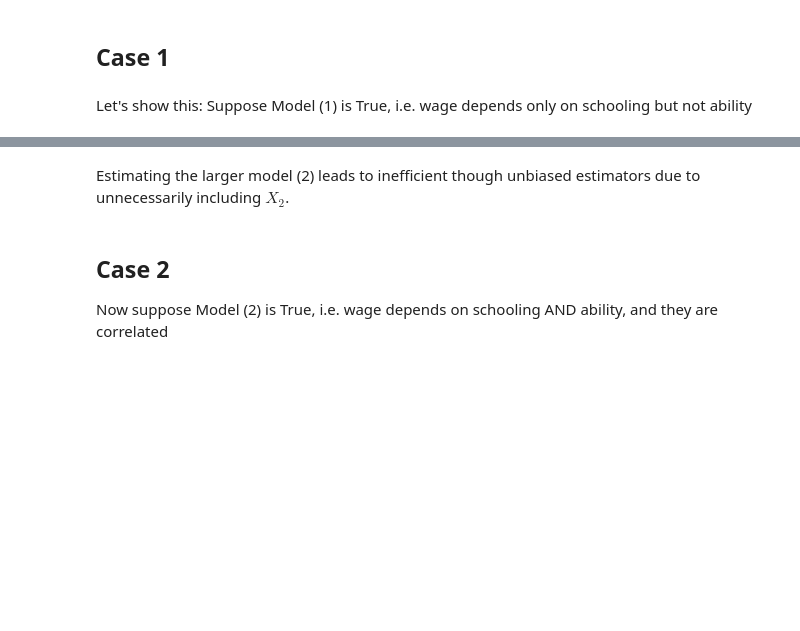
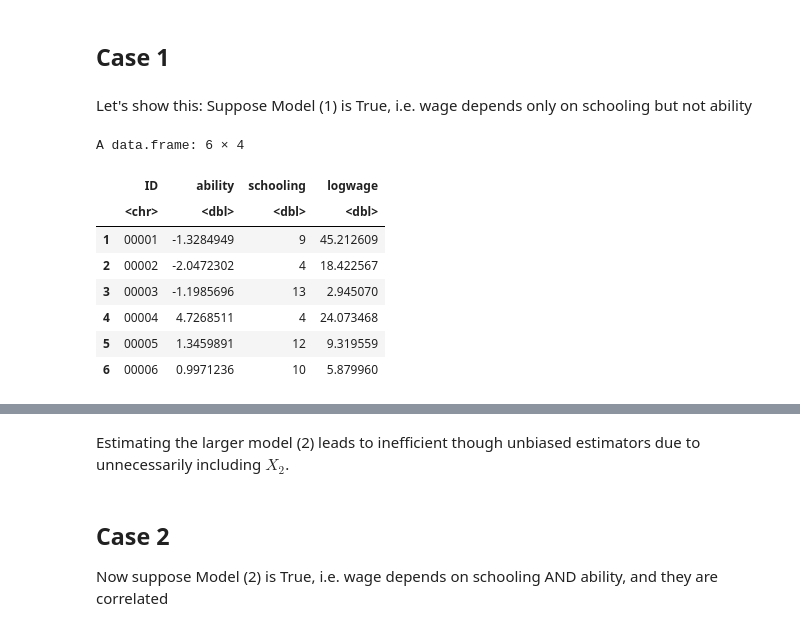
Before and after one commit to ignaciomsarmiento/BDML_SS, a Jupyter notebook: Lecture02/Codigo_SS02.ipynb, the cells around one changed output, grey strips where cells are left out. Saved outputs shown, nothing was run; the diff lists cells and outputs as text; code cells hidden in the pictures; blank space fills up the shorter version.

```diff
--- a/Lecture02/Codigo_SS02.ipynb
+++ b/Lecture02/Codigo_SS02.ipynb
@@ -145,6 +224,18 @@ db1 <- fabricate(
   schooling = round(runif(N, 2, 14)),
   logwage =rnorm(N, mean=7+.15*schooling, sd=20)
 )
+# %%
+head(db1)
+# %% [output]
+A data.frame: 6 × 4
+|  | ID | ability | schooling | logwage |
+|  | <chr> | <dbl> | <dbl> | <dbl> |
+| 1 | 00001 | -1.3284949 | 9 | 45.212609 |
+| 2 | 00002 | -2.0472302 | 4 | 18.422567 |
+| 3 | 00003 | -1.1985696 | 13 | 2.945070 |
+| 4 | 00004 | 4.7268511 | 4 | 24.073468 |
+| 5 | 00005 | 1.3459891 | 12 | 9.319559 |
+| 6 | 00006 | 0.9971236 | 10 | 5.879960 |
 # %%
 reg1<-lm(logwage~schooling,db1)
 
```
Also changed, not shown: parts of 22 cells of this notebook.
